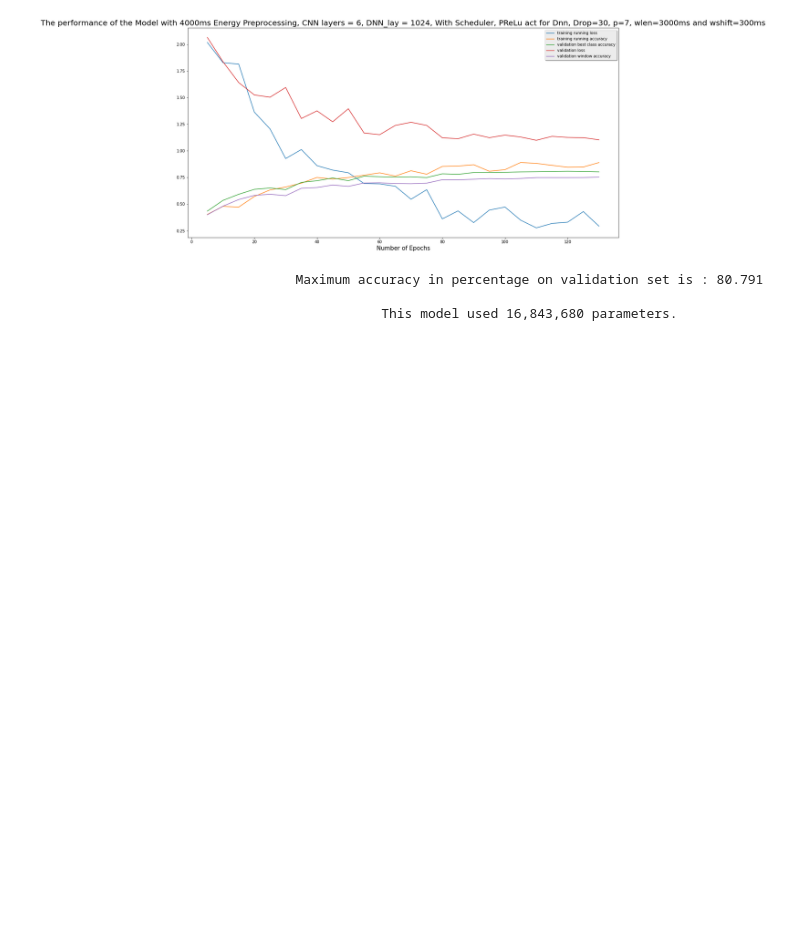
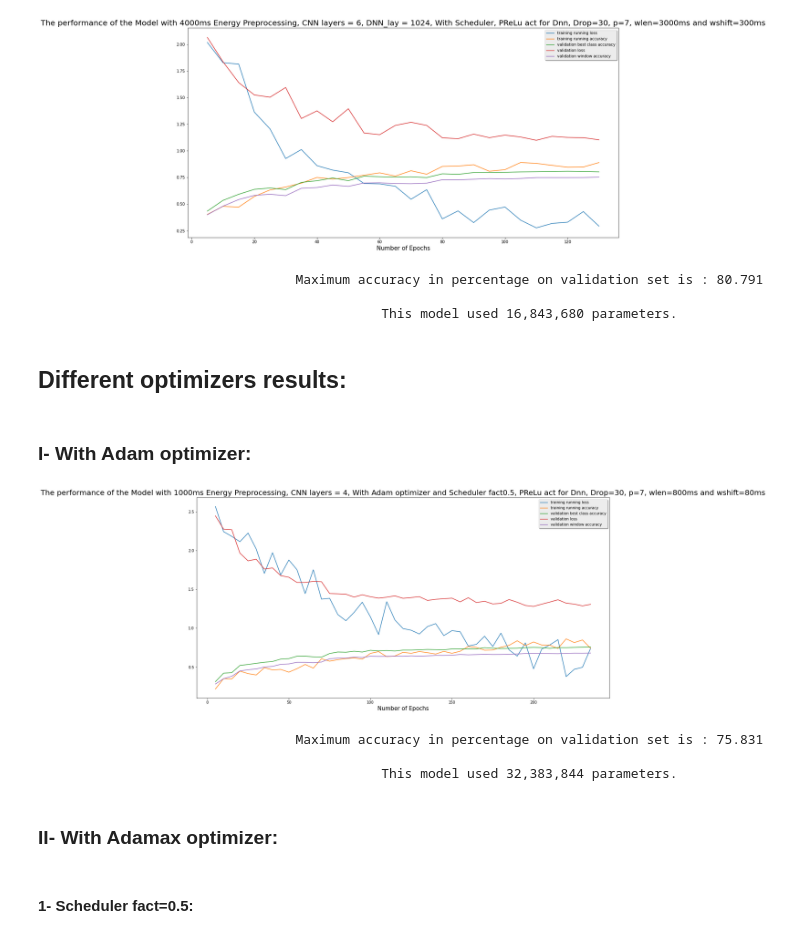
Before and after one commit to Learningchipmunk/SincNet_v2.0, a Jupyter notebook: Net_Performance_Analysis.ipynb, the cells around one changed output. Saved outputs shown, nothing was run; the diff lists cells and outputs as text; code cells hidden in the pictures; blank space fills up the shorter version.

```diff
--- a/Net_Performance_Analysis.ipynb
+++ b/Net_Performance_Analysis.ipynb
@@ -485,3 +484,29 @@ print("\n\t\t\t\t\t    This model used {} parameters.".format("16,843,680"))
                                  Maximum accuracy in percentage on validation set is : 80.791
 
                                             This model used 16,843,680 parameters.
+# %% [markdown]
+## Different optimizers results:
+# %% [markdown]
+### I- With Adam optimizer:
+# %%
+path = "exp/SincNet_DCASE_v2.0/test_optimizer/"
+
+filename = path.split("/")[-2] if path.split("/")[-1]=="" else path.split("/")[-1]
+filename = filename + ".res"
+
+used_var, indexes = readResults(path, filename)
+# %%
+## Organizing all the needed data in lists:
+name = 'Model with 1000ms Energy Preprocessing, CNN layers = 4, With Adam optimizer and Scheduler fact0.5, PReLu act for Dnn, Drop=30, p=7, wlen=800ms and wshift=80ms'
+
+PlotPerfs(name, used_var)
+print("\n\t\t\t\t\t    This model used {} parameters.".format("32,383,844"))
+# %% [output]
+[figure, added]
+                                 Maximum accuracy in percentage on validation set is : 75.831
+
+                                            This model used 32,383,844 parameters.
+# %% [markdown]
+### II- With Adamax optimizer:
+# %% [markdown]
+#### 1- Scheduler fact=0.5:
```
Also changed, not shown: parts of 6 cells of this notebook, 13 other files.
